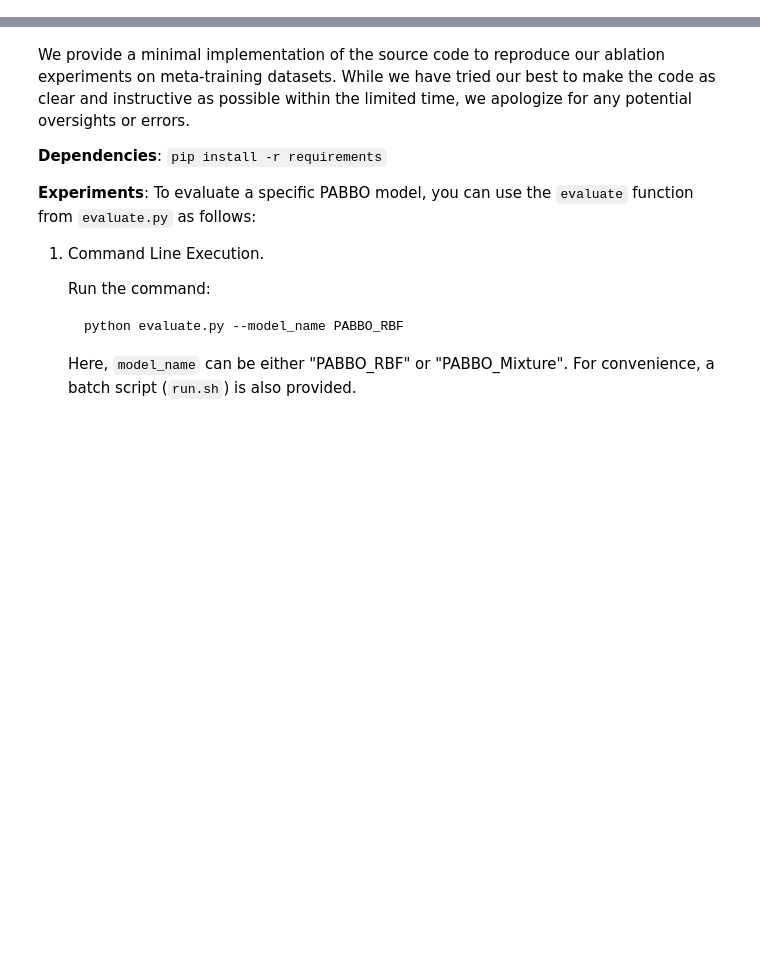
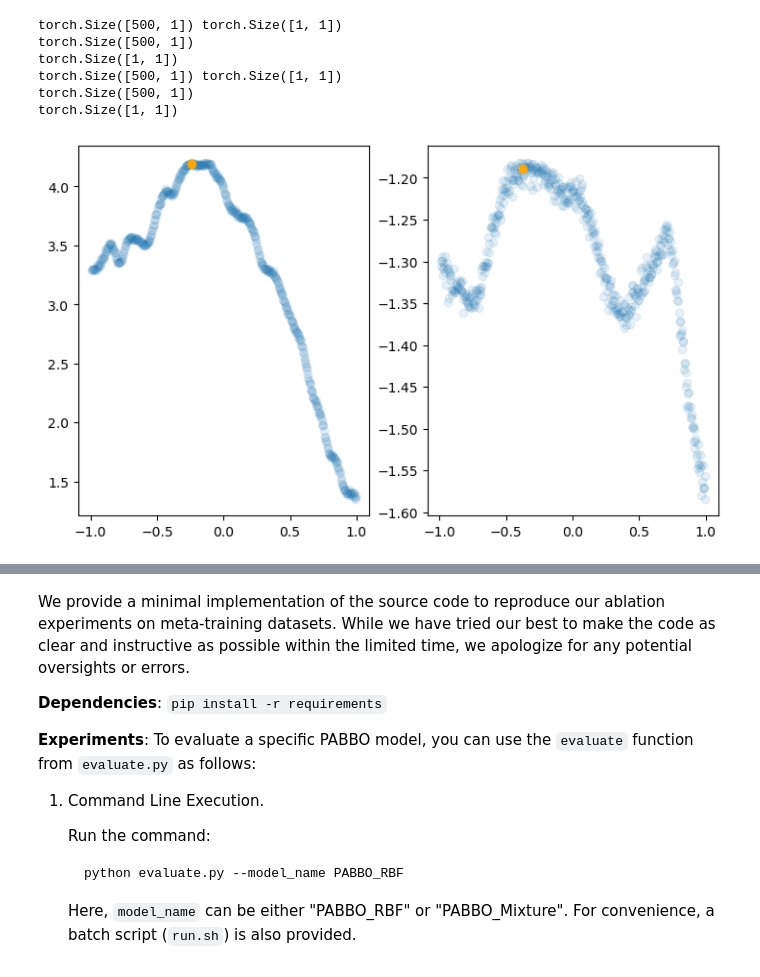
Before and after one commit to xinyuzc/PABBO, a Jupyter notebook: example.ipynb, the cells around one changed output, grey strips where cells are left out. Cells and saved outputs as stored; diff of their text form; code cells hidden in the pictures; blank space fills up the shorter version.

```diff
--- a/example.ipynb
+++ b/example.ipynb
@@ -107,0 +57,12 @@ print(functions_list)
+# %%
+
+eval_task = generate_gp_evaluation_task(
+            num_seeds=1,
+            num_datasets=2,
+            num_total_points=500,
+            num_initial_pairs=1,
+            train_x_range=[[-1, 1]],
+            test_x_range=[[-1, 1]],
+            p_noise=0.0,
+            device="cpu",
+        )
@@ -107,0 +75,31 @@ print(functions_list)
+# %%
+fig = plt.figure(figsize=(18, 5))
+for b in range(eval_task["num_datasets"]):
+    sampler = SimpleGPSampler(
+                    kernel_function=globals()[
+                        eval_task["sampler_kwargs"][b]["kernel_function"]
+                    ],
+                    mean=eval_task["sampler_kwargs"][b]["mean"],
+                    jitter=eval_task["sampler_kwargs"][b]["jitter"],
+                )
+    utility = OptimizationFunction(
+                    sampler=sampler, **eval_task["function_kwargs"][b]
+    )
+
+    print(utility.train_X.shape, utility.Xopt.shape)
+    pred_train_y = utility(utility.train_X)
+
+    print(pred_train_y.shape)
+    ax = fig.add_subplot(1, 4, b+1)
+    ax.scatter(utility.train_X.flatten(), pred_train_y.flatten(), alpha=0.1)
+    opt_y = utility(utility.Xopt)
+    print(opt_y.shape)
+    ax.scatter(utility.Xopt.flatten(), opt_y.flatten(), c="orange")
+# %% [output]
+torch.Size([500, 1]) torch.Size([1, 1])
+torch.Size([500, 1])
+torch.Size([1, 1])
+torch.Size([500, 1]) torch.Size([1, 1])
+torch.Size([500, 1])
+torch.Size([1, 1])
+[figure, added]
```
Also changed, not shown: parts of 21 cells of this notebook, 25 other files.
